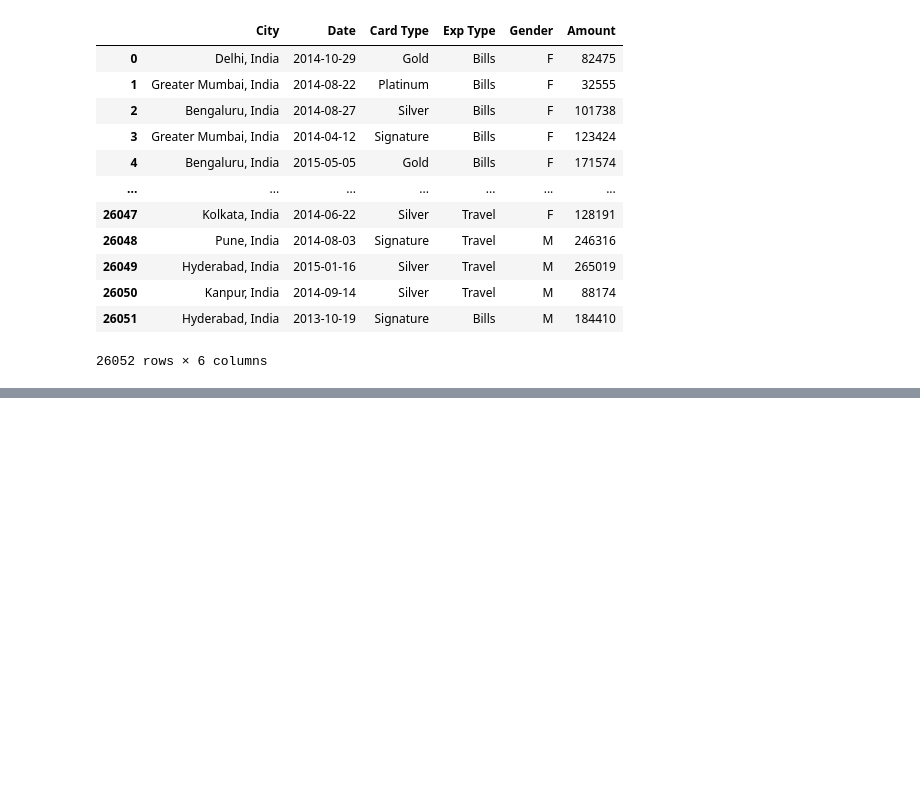
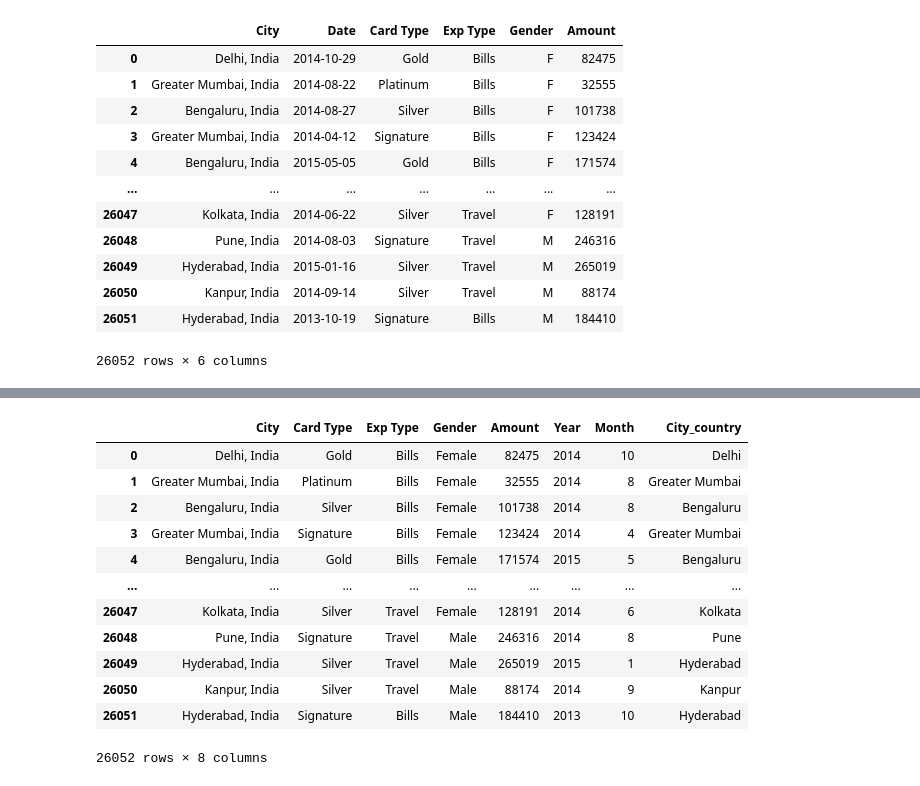
Before and after one commit to Kamuthuj/credit-card-spending, a Jupyter notebook: analysis.ipynb, the cells around one changed output, grey strips where cells are left out. Cells and saved outputs as stored; diff of their text form; code cells hidden in the pictures; blank space fills up the shorter version.

```diff
--- a/analysis.ipynb
+++ b/analysis.ipynb
@@ -155 +158,18 @@ df
 26052 rows × 8 columns
+# %%
+df["City_country"]=df["City"].str.split(",").str[0]
+df
+# %% [output]
+|  | City | Card Type | Exp Type | Gender | Amount | Year | Month | City_country |
+| 0 | Delhi, India | Gold | Bills | Female | 82475 | 2014 | 10 | Delhi |
+| 1 | Greater Mumbai, India | Platinum | Bills | Female | 32555 | 2014 | 8 | Greater Mumbai |
+| 2 | Bengaluru, India | Silver | Bills | Female | 101738 | 2014 | 8 | Bengaluru |
+| 3 | Greater Mumbai, India | Signature | Bills | Female | 123424 | 2014 | 4 | Greater Mumbai |
+| 4 | Bengaluru, India | Gold | Bills | Female | 171574 | 2015 | 5 | Bengaluru |
+| ... | ... | ... | ... | ... | ... | ... | ... | ... |
+| 26047 | Kolkata, India | Silver | Travel | Female | 128191 | 2014 | 6 | Kolkata |
+| 26048 | Pune, India | Signature | Travel | Male | 246316 | 2014 | 8 | Pune |
+| 26049 | Hyderabad, India | Silver | Travel | Male | 265019 | 2015 | 1 | Hyderabad |
+| 26050 | Kanpur, India | Silver | Travel | Male | 88174 | 2014 | 9 | Kanpur |
+| 26051 | Hyderabad, India | Signature | Bills | Male | 184410 | 2013 | 10 | Hyderabad |
+26052 rows × 8 columns
```
Also changed, not shown: parts of 21 cells of this notebook.
